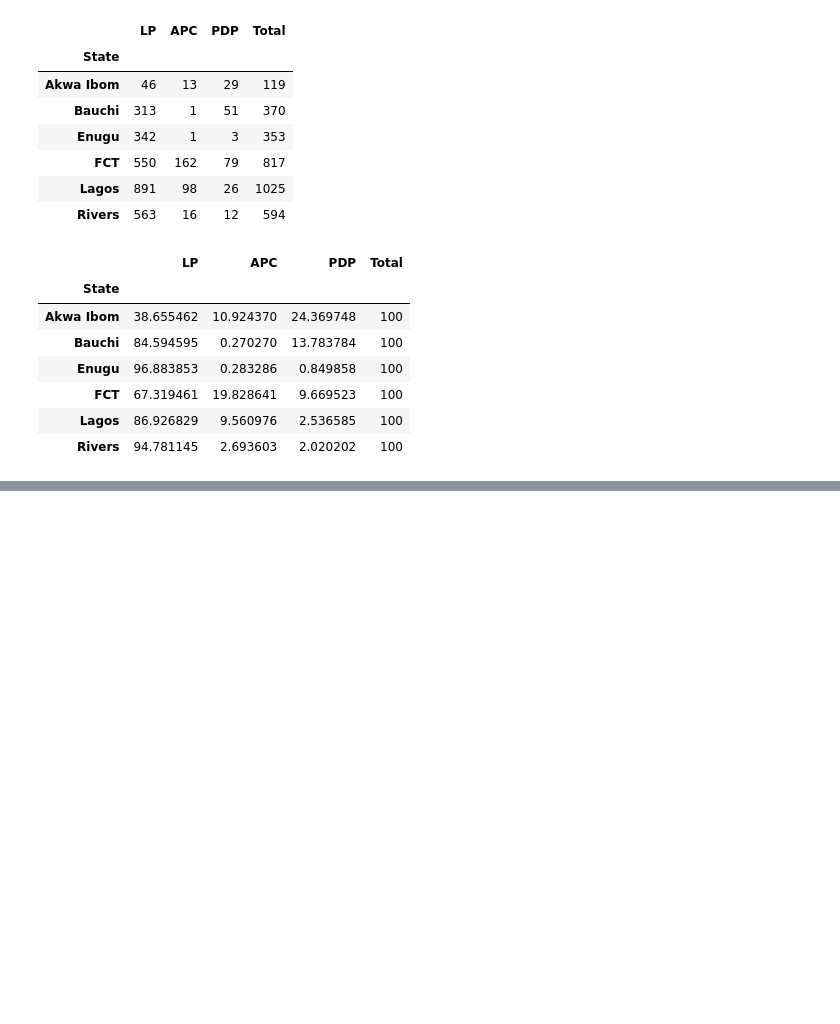
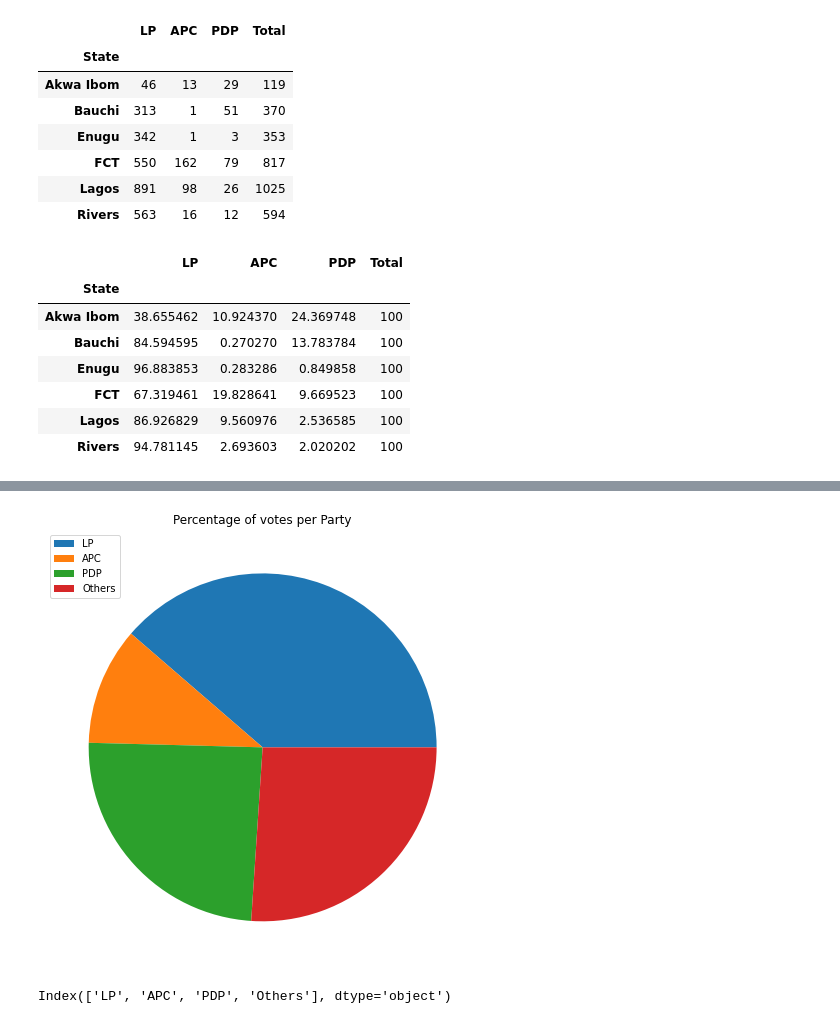
Before and after one commit to Ebuka21/DA_Data_Science_101, a Jupyter notebook: Election 2023 analysis.ipynb, the cells around one changed output, grey strips where cells are left out. Saved outputs shown, nothing was run; the diff lists cells and outputs as text; code cells hidden in the pictures; blank space fills up the shorter version.

```diff
--- a/Election 2023 analysis.ipynb
+++ b/Election 2023 analysis.ipynb
@@ -142,0 +199,14 @@ result_per_state_percent
+# %%
+# adding more code to make the chart more readable
+
+plt.figure(figsize=(10,8))
+plt.title("Percentage of votes per Party")
+plt.pie(x_pie)
+plt.legend(x_pie.index)
+plt.show()
+# %% [output]
+[figure, added]
+# %%
+x_pie.index
+# %% [output]
+Index(['LP', 'APC', 'PDP', 'Others'], dtype='object')
```
Also changed, not shown: parts of 13 cells of this notebook.
